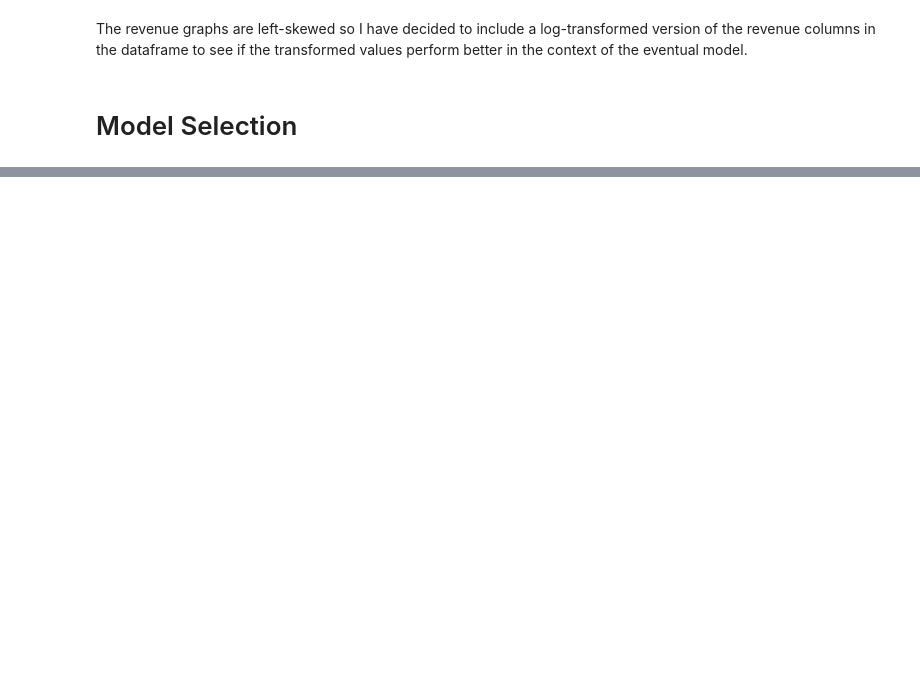
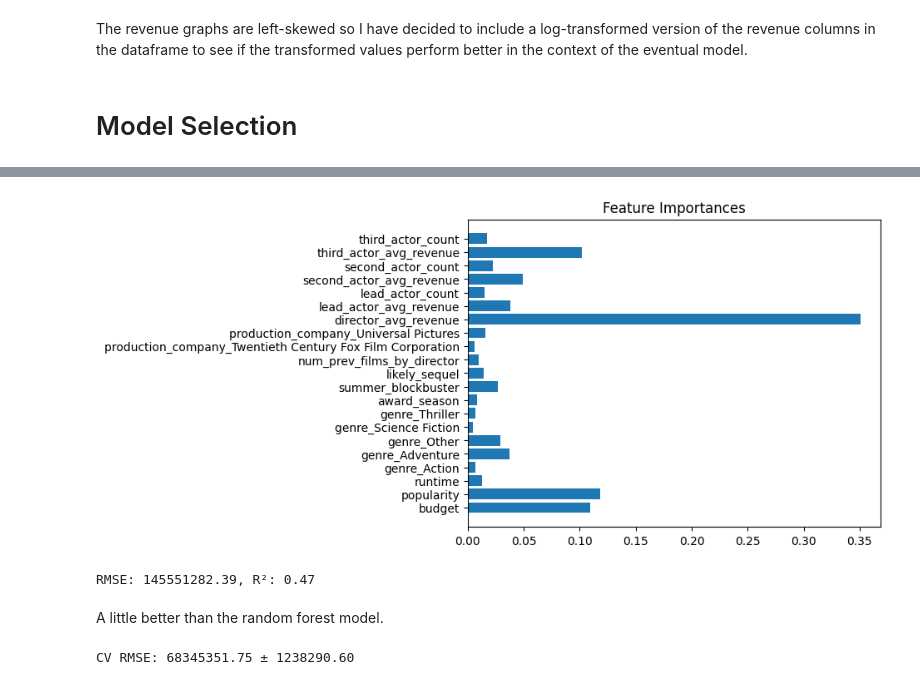
Before and after one commit to GreysonPMeyer/Film_Revenue_Predictions, a Jupyter notebook: data_access_and_cleaning.ipynb, the cells around one changed output, grey strips where cells are left out. Drawn from its saved outputs; the diff is of its cells as text; code cells hidden in the pictures; blank space fills up the shorter version.

```diff
--- a/data_access_and_cleaning.ipynb
+++ b/data_access_and_cleaning.ipynb
@@ -438,0 +546,22 @@ Comment briefly on speed, interpretability, and feature importance for each
+# %%
+importances = best_XGB.feature_importances_
+plt.barh(X_train.columns, importances)
+plt.title("Feature Importances")
+plt.show()
+# %% [output]
+[figure, added]
+# %%
+y_pred = best_XGB.predict(X_test)
+rmse = mean_squared_error(y_test, y_pred, squared=False)
+r2 = r2_score(y_test, y_pred)
+
+print(f"RMSE: {rmse:.2f}, R²: {r2:.2f}")
+# %% [output]
+RMSE: 145551282.39, R²: 0.47
+# %% [markdown]
+A little better than the random forest model.
+# %%
+scores = cross_val_score(best_XGB, X_train, y_train, scoring='neg_root_mean_squared_error', cv=5)
+print(f"CV RMSE: {-scores.mean():.2f} ± {scores.std():.2f}")
+# %% [output]
+CV RMSE: 68345351.75 ± 1238290.60
```
Also changed, not shown: parts of 68 cells of this notebook.
